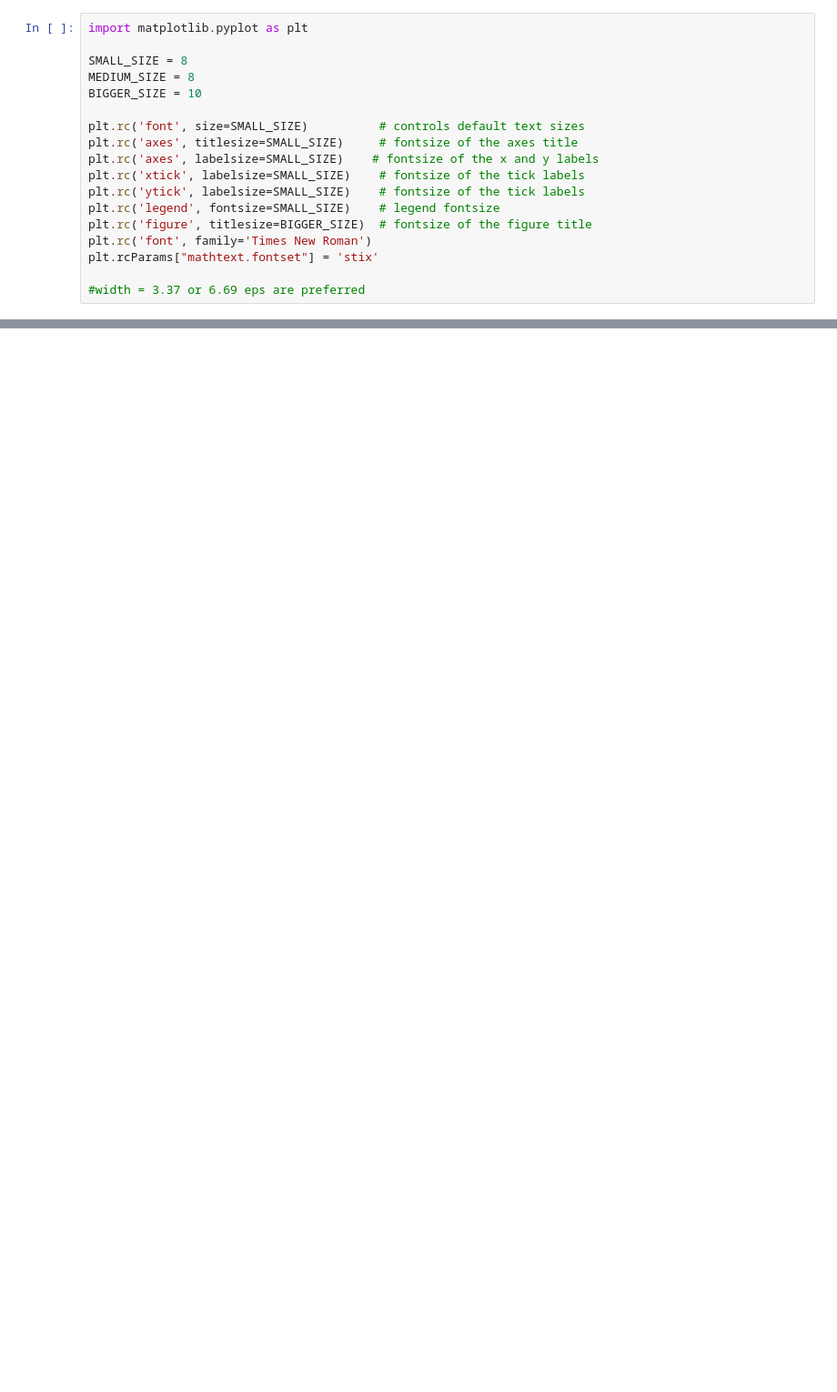
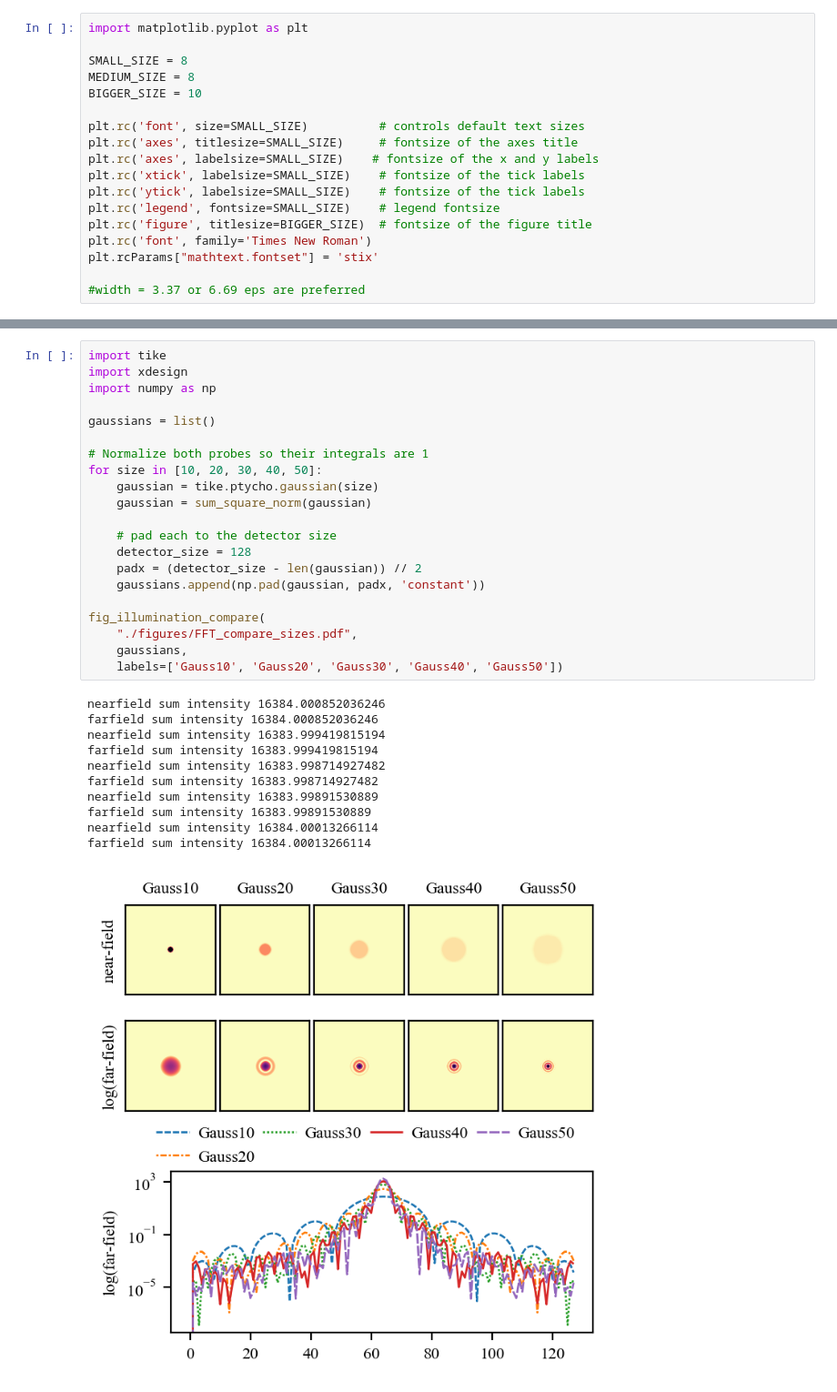
Before and after one commit to carterbox/vigilant-train, a Jupyter notebook: probe-fft.ipynb, the cells around one changed output, grey strips where cells are left out. Shown at 91% size. Drawn from its saved outputs; the diff is of its cells as text; blank space fills up the shorter version.

```diff
--- a/probe-fft.ipynb
+++ b/probe-fft.ipynb
@@ -70,0 +176,33 @@ fig_illumination_compare([probe_mura, probe_gauss], labels=['MURA', 'Gaussian'])
+# %%
+import tike
+import xdesign
+import numpy as np
+
+gaussians = list()
+
+# Normalize both probes so their integrals are 1
+for size in [10, 20, 30, 40, 50]:
+    gaussian = tike.ptycho.gaussian(size)
+    gaussian = sum_square_norm(gaussian)
+
+    # pad each to the detector size
+    detector_size = 128
+    padx = (detector_size - len(gaussian)) // 2
+    gaussians.append(np.pad(gaussian, padx, 'constant'))
+
+fig_illumination_compare(
+    "./figures/FFT_compare_sizes.pdf",
+    gaussians,
+    labels=['Gauss10', 'Gauss20', 'Gauss30', 'Gauss40', 'Gauss50'])
+# %% [output]
+nearfield sum intensity 16384.000852036246
+farfield sum intensity 16384.000852036246
+nearfield sum intensity 16383.999419815194
+farfield sum intensity 16383.999419815194
+nearfield sum intensity 16383.998714927482
+farfield sum intensity 16383.998714927482
+nearfield sum intensity 16383.99891530889
+farfield sum intensity 16383.99891530889
+nearfield sum intensity 16384.00013266114
+farfield sum intensity 16384.00013266114
+[figure, added]
```
Also changed, not shown: parts of 7 cells of this notebook, 34 other files.
